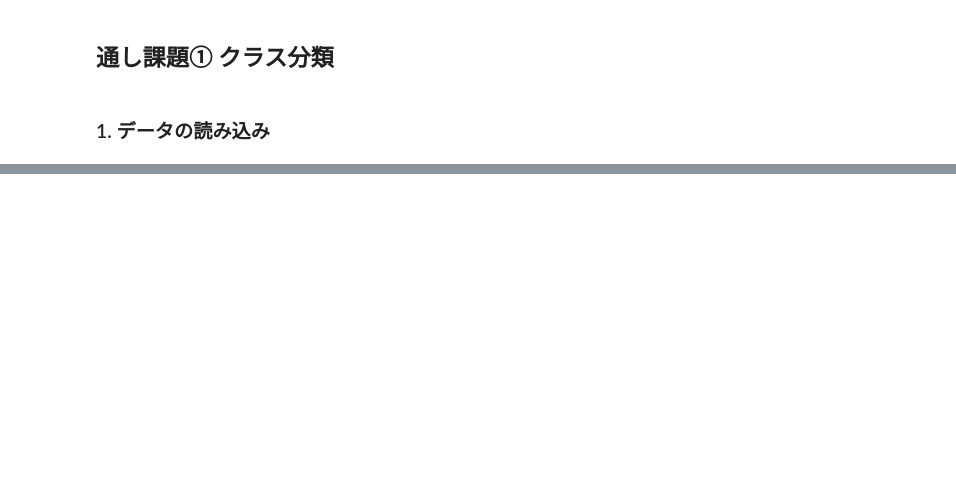
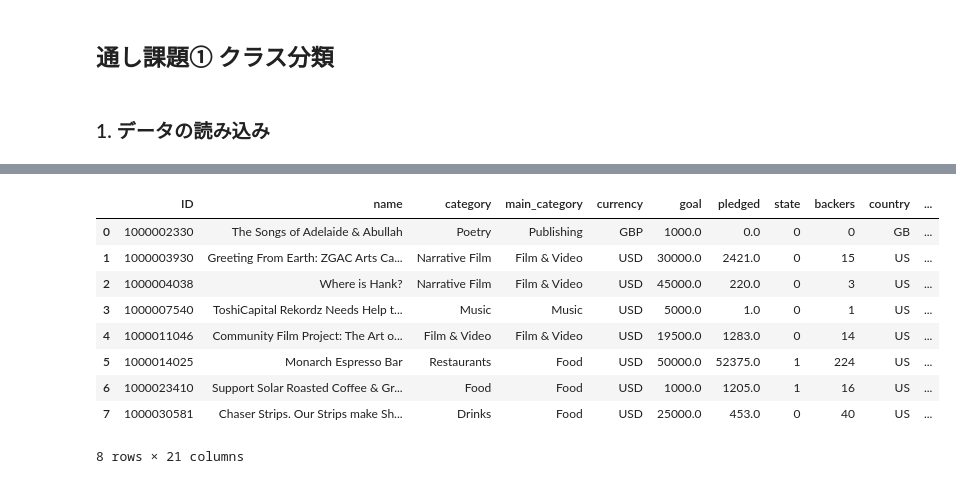
Before and after one commit to Shimejime/suai-assignment, a Jupyter notebook: ML/Day1_work_Yoshiaki_Nejime.ipynb, the cells around one changed output, grey strips where cells are left out. Saved outputs shown, nothing was run; the diff lists cells and outputs as text; code cells hidden in the pictures; blank space fills up the shorter version.

```diff
--- a/ML/Day1_work_Yoshiaki_Nejime.ipynb
+++ b/ML/Day1_work_Yoshiaki_Nejime.ipynb
@@ -65,0 +80,27 @@ TypeError: '<=' not supported between instances of 'int' and 'numpy.str_'
+# %%
+# datetime型の列を数値として扱えるようにする
+df = df.assign(
+    launched_year=df['launched'].dt.year,
+    launched_month=df['launched'].dt.month,
+    launched_day=df['launched'].dt.day,
+    launched_hour=df['launched'].dt.hour
+    )
+df = df.assign(
+    deadline_year=df['deadline'].dt.year,
+    deadline_month=df['deadline'].dt.month,
+    deadline_day=df['deadline'].dt.day,
+    deadline_hour=df['deadline'].dt.hour
+    )
+df.drop(['launched', 'deadline'], axis=1, inplace=True)
+df.head(8)
+# %% [output]
+|  | ID | name | category | main_category | currency | goal | pledged | state | backers | country | ... |
+| 0 | 1000002330 | The Songs of Adelaide & Abullah | Poetry | Publishing | GBP | 1000.0 | 0.0 | 0 | 0 | GB | ... |
+| 1 | 1000003930 | Greeting From Earth: ZGAC Arts Ca... | Narrative Film | Film & Video | USD | 30000.0 | 2421.0 | 0 | 15 | US | ... |
+| 2 | 1000004038 | Where is Hank? | Narrative Film | Film & Video | USD | 45000.0 | 220.0 | 0 | 3 | US | ... |
+| 3 | 1000007540 | ToshiCapital Rekordz Needs Help t... | Music | Music | USD | 5000.0 | 1.0 | 0 | 1 | US | ... |
+| 4 | 1000011046 | Community Film Project: The Art o... | Film & Video | Film & Video | USD | 19500.0 | 1283.0 | 0 | 14 | US | ... |
+| 5 | 1000014025 | Monarch Espresso Bar | Restaurants | Food | USD | 50000.0 | 52375.0 | 1 | 224 | US | ... |
+| 6 | 1000023410 | Support Solar Roasted Coffee & Gr... | Food | Food | USD | 1000.0 | 1205.0 | 1 | 16 | US | ... |
+| 7 | 1000030581 | Chaser Strips. Our Strips make Sh... | Drinks | Food | USD | 25000.0 | 453.0 | 0 | 40 | US | ... |
+8 rows × 21 columns
```
Also changed, not shown: parts of 14 cells of this notebook, 1 other file.
